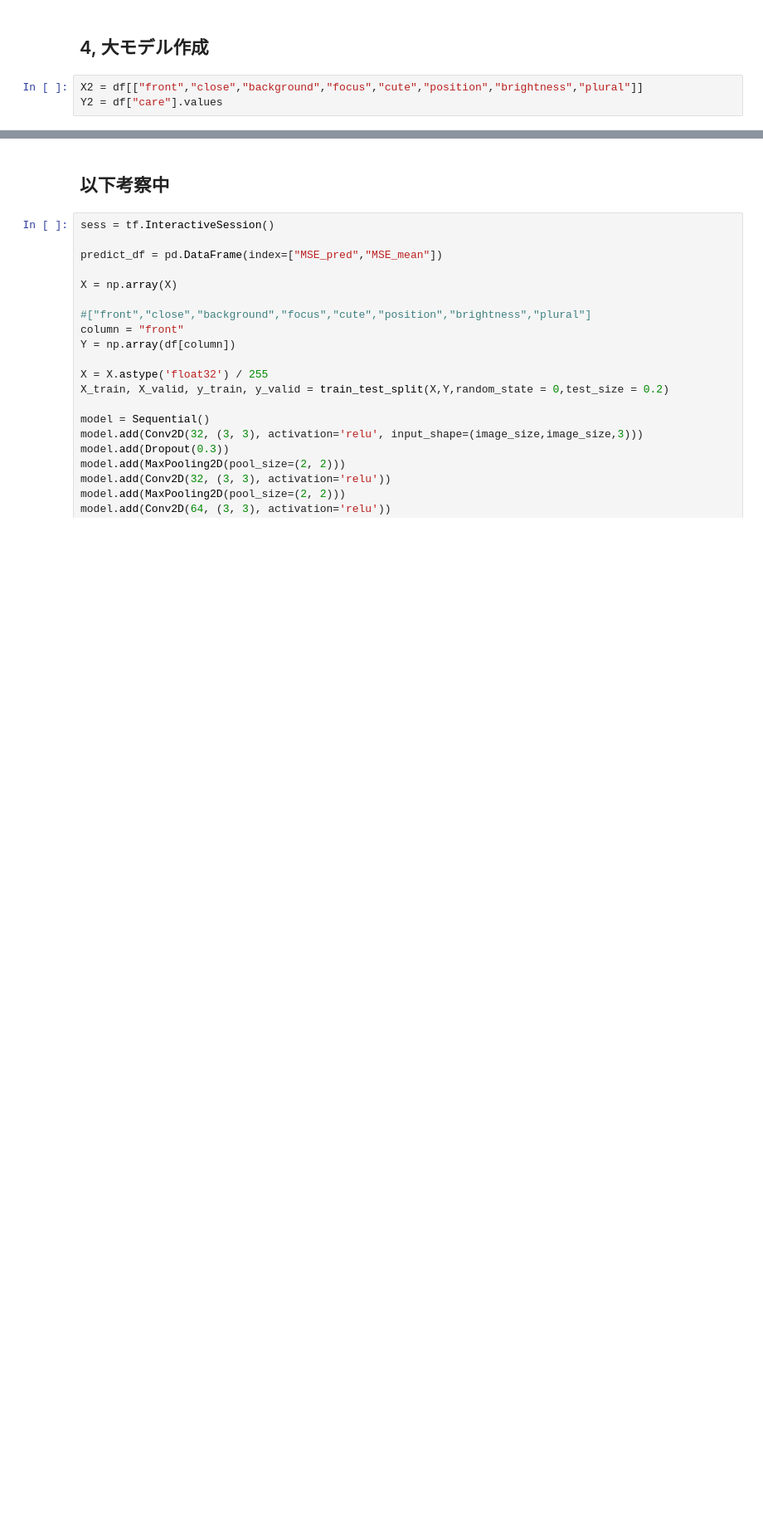
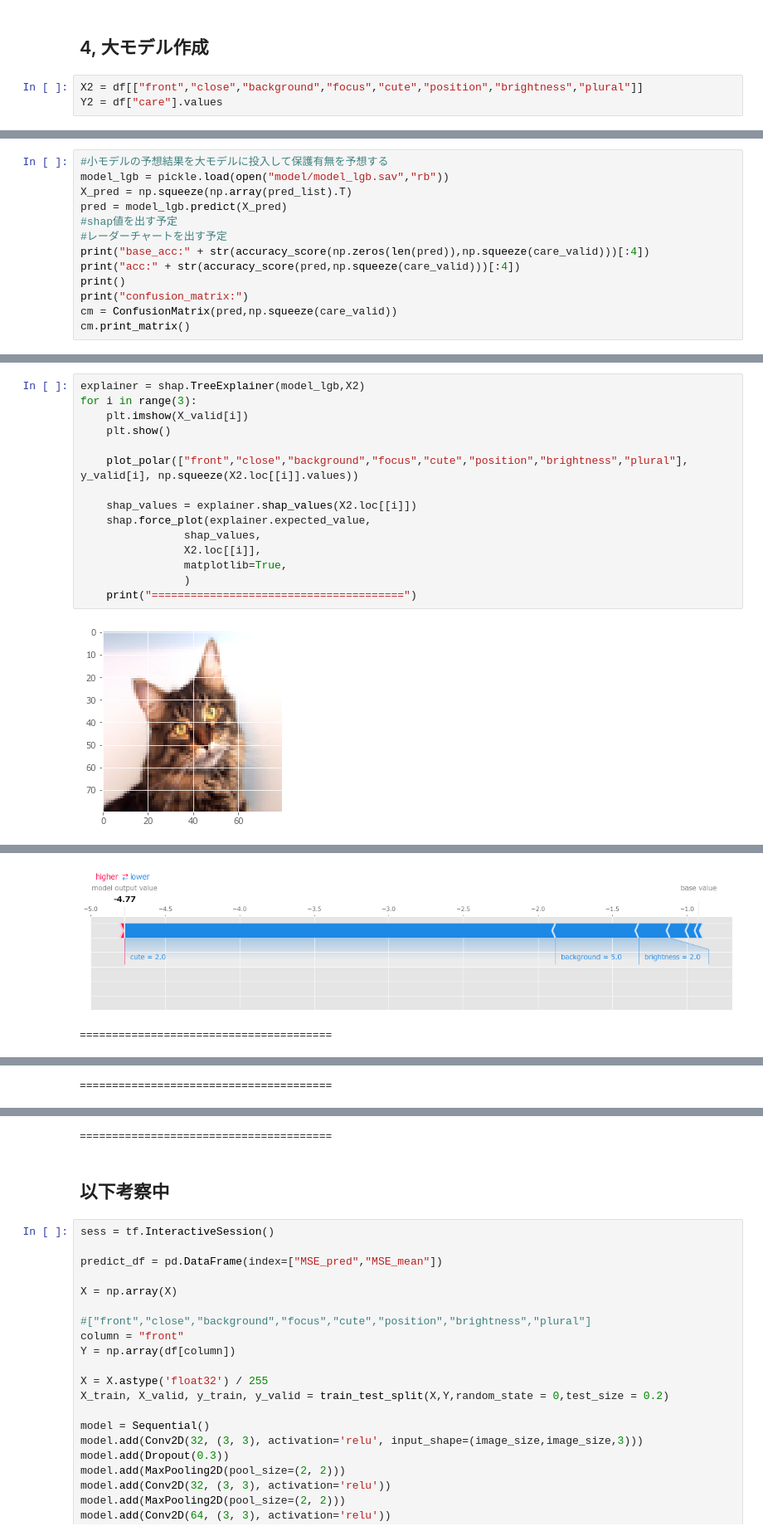
Before and after one commit to ShunsukeTamura06/PetPhotoProject, a Jupyter notebook: PPP/PPP.ipynb, the cells around one changed output, grey strips where cells are left out. Shown at 83% size. Cells and saved outputs as stored; diff of their text form; blank space fills up the shorter version.

```diff
--- a/PPP/PPP.ipynb
+++ b/PPP/PPP.ipynb
@@ -331,0 +452,13 @@ acc:0.75
+# %%
+#小モデルの予想結果を大モデルに投入して保護有無を予想する
+model_lgb = pickle.load(open("model/model_lgb.sav","rb"))
+X_pred = np.squeeze(np.array(pred_list).T)
+pred = model_lgb.predict(X_pred)
+#shap値を出す予定
+#レーダーチャートを出す予定
+print("base_acc:" + str(accuracy_score(np.zeros(len(pred)),np.squeeze(care_valid)))[:4])
+print("acc:" + str(accuracy_score(pred,np.squeeze(care_valid)))[:4])
+print()
+print("confusion_matrix:")
+cm = ConfusionMatrix(pred,np.squeeze(care_valid))
+cm.print_matrix()
@@ -331,0 +475,17 @@ acc:0.75
+# %%
+explainer = shap.TreeExplainer(model_lgb,X2)
+for i in range(3):
+    plt.imshow(X_valid[i])
+    plt.show()
+
+    plot_polar(["front","close","background","focus","cute","position","brightness","plural"], y_valid[i], np.squeeze(X2.loc[[i]].values))
+
+    shap_values = explainer.shap_values(X2.loc[[i]])
+    shap.force_plot(explainer.expected_value,
+                shap_values,
+                X2.loc[[i]],
+                matplotlib=True,
+                )
+    print("=======================================")
+# %% [output]
+[figure, added]
@@ -331,0 +493,2 @@ acc:0.75
+[figure, added]
+=======================================
@@ -331,0 +498 @@ acc:0.75
+=======================================
@@ -332,3 +502,4 @@ acc:0.75
+=======================================
 # %% [markdown]
 ## 以下考察中
 # %%
```
Also changed, not shown: parts of 23 cells of this notebook.
